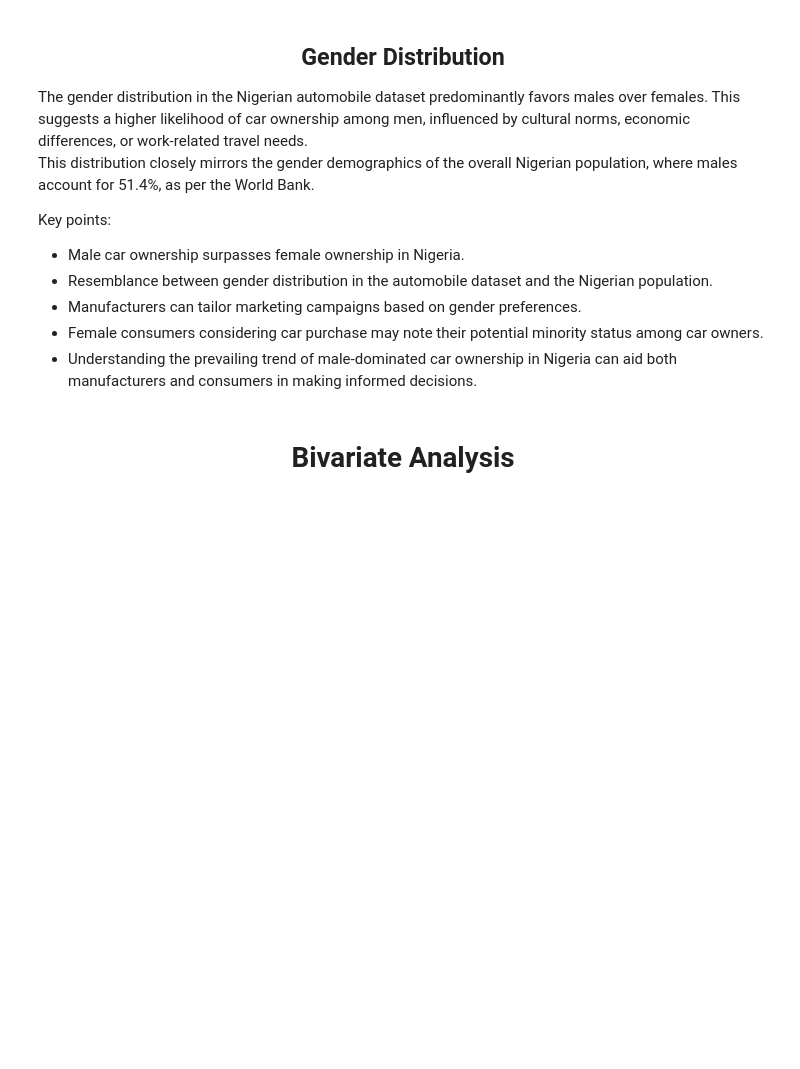
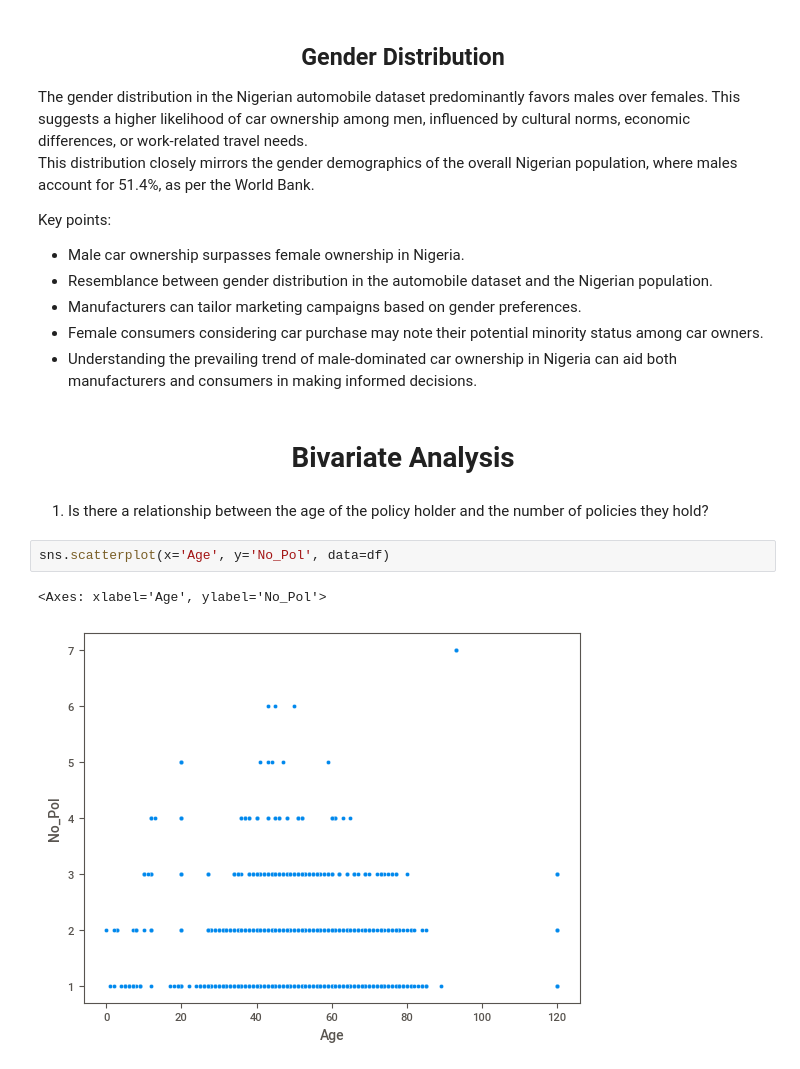
Before and after one commit to Gbekoilias/Auto-Insurance-Claim-Prediction, a Jupyter notebook: analyzing.ipynb, the cells around one changed output. Cells and saved outputs as stored; diff of their text form; blank space fills up the shorter version.

```diff
--- a/analyzing.ipynb
+++ b/analyzing.ipynb
@@ -212,3 +212,10 @@ Key points:
 - Understanding the prevailing trend of male-dominated car ownership in Nigeria can aid both manufacturers and consumers in making informed decisions.
 # %% [markdown]
 <h1 align = 'center'> Bivariate Analysis </h2>
+# %% [markdown]
+1. Is there a relationship between the age of the policy holder and the number of policies they hold?
+# %%
+sns.scatterplot(x='Age', y='No_Pol', data=df)
+# %% [output]
+<Axes: xlabel='Age', ylabel='No_Pol'>
+[figure, added]
```
Also changed, not shown: parts of 44 cells of this notebook.
